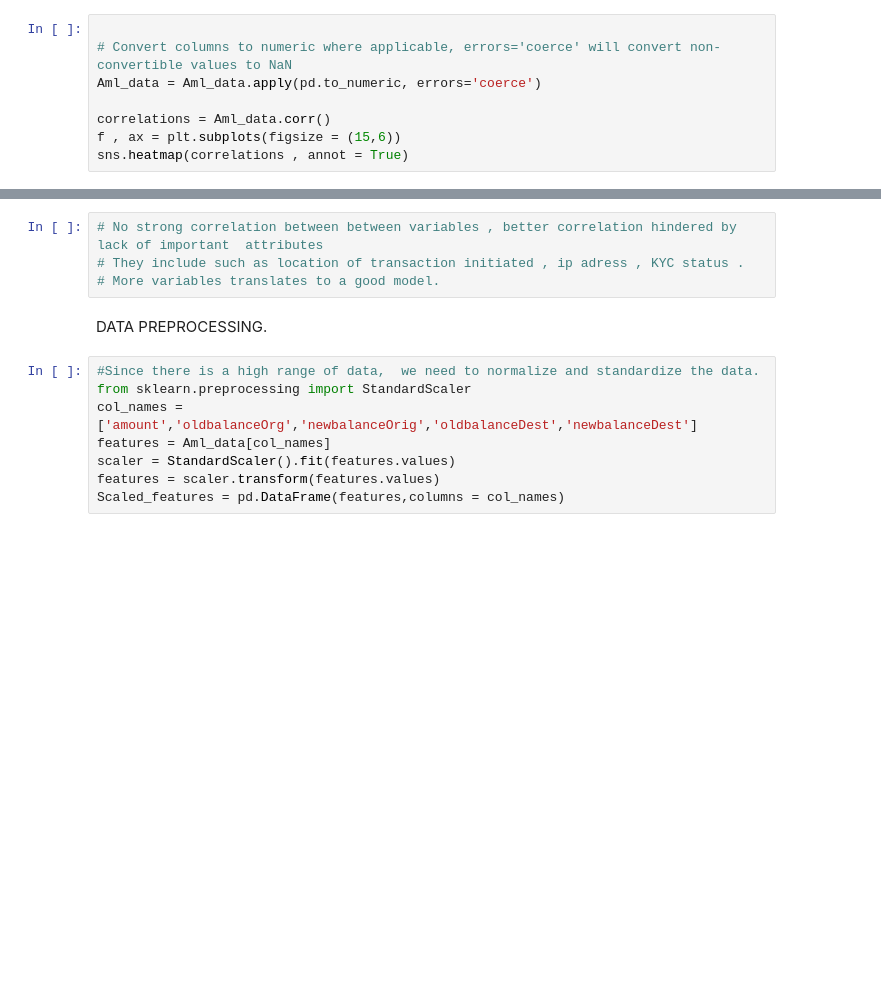
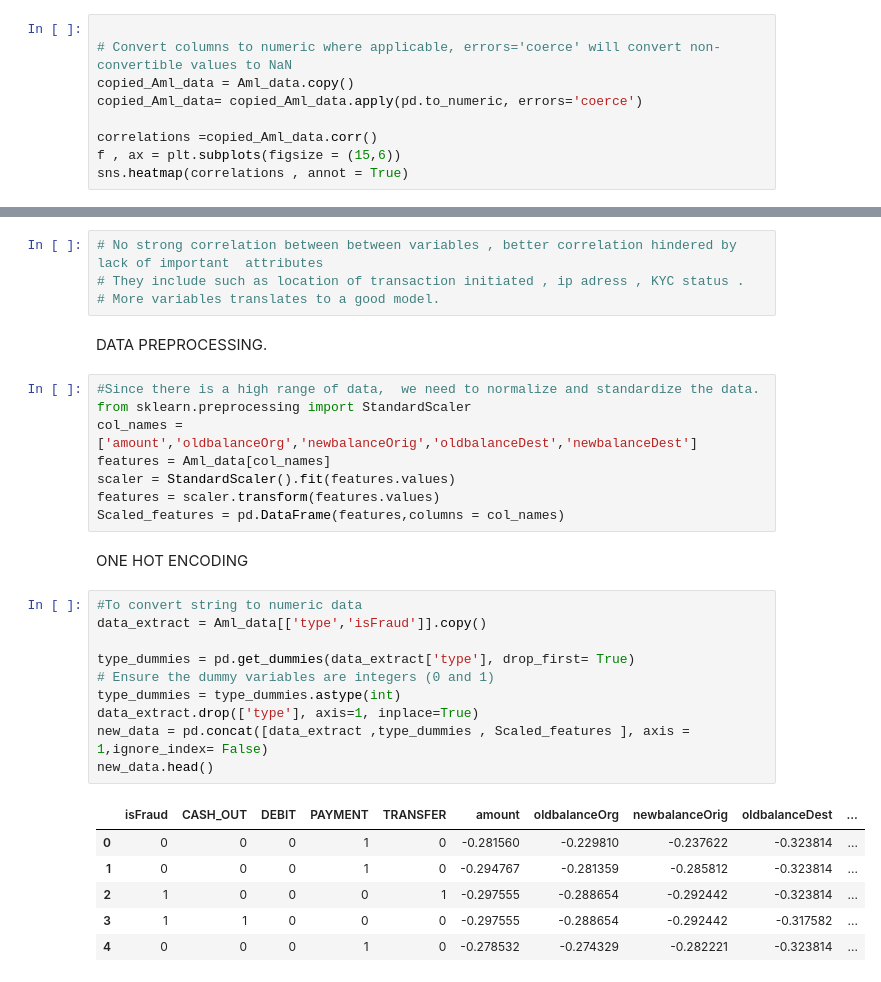
Before and after one commit to Kevin-Mugo/Anti-money-laundering-AML-, a Jupyter notebook: Untitled3.ipynb, the cells around one changed output, grey strips where cells are left out. Drawn from its saved outputs; the diff is of its cells as text; blank space fills up the shorter version.

```diff
--- a/Untitled3.ipynb
+++ b/Untitled3.ipynb
@@ -159,9 +168,10 @@ Money laundering is happening upto 1 crore amount . Chances that this transactio
 # %%
 
 # Convert columns to numeric where applicable, errors='coerce' will convert non-convertible values to NaN
-Aml_data = Aml_data.apply(pd.to_numeric, errors='coerce')
+copied_Aml_data = Aml_data.copy()
+copied_Aml_data= copied_Aml_data.apply(pd.to_numeric, errors='coerce')
 
-correlations = Aml_data.corr()
+correlations =copied_Aml_data.corr()
 f , ax = plt.subplots(figsize = (15,6))
 sns.heatmap(correlations , annot = True)
 # %% [output]
@@ -181,3 +200,22 @@ features = Aml_data[col_names]
 scaler = StandardScaler().fit(features.values)
 features = scaler.transform(features.values)
 Scaled_features = pd.DataFrame(features,columns = col_names)
+# %% [markdown]
+ONE HOT ENCODING
+# %%
+#To convert string to numeric data
+data_extract = Aml_data[['type','isFraud']].copy()
+
+type_dummies = pd.get_dummies(data_extract['type'], drop_first= True)
+# Ensure the dummy variables are integers (0 and 1)
+type_dummies = type_dummies.astype(int)
+data_extract.drop(['type'], axis=1, inplace=True)
+new_data = pd.concat([data_extract ,type_dummies , Scaled_features ], axis = 1,ignore_index= False)
+new_data.head()
+# %% [output]
+|  | isFraud | CASH_OUT | DEBIT | PAYMENT | TRANSFER | amount | oldbalanceOrg | newbalanceOrig | oldbalanceDest | ... |
+| 0 | 0 | 0 | 0 | 1 | 0 | -0.281560 | -0.229810 | -0.237622 | -0.323814 | ... |
+| 1 | 0 | 0 | 0 | 1 | 0 | -0.294767 | -0.281359 | -0.285812 | -0.323814 | ... |
+| 2 | 1 | 0 | 0 | 0 | 1 | -0.297555 | -0.288654 | -0.292442 | -0.323814 | ... |
+| 3 | 1 | 1 | 0 | 0 | 0 | -0.297555 | -0.288654 | -0.292442 | -0.317582 | ... |
+| 4 | 0 | 0 | 0 | 1 | 0 | -0.278532 | -0.274329 | -0.282221 | -0.323814 | ... |
```
Also changed, not shown: parts of 2 cells of this notebook.
